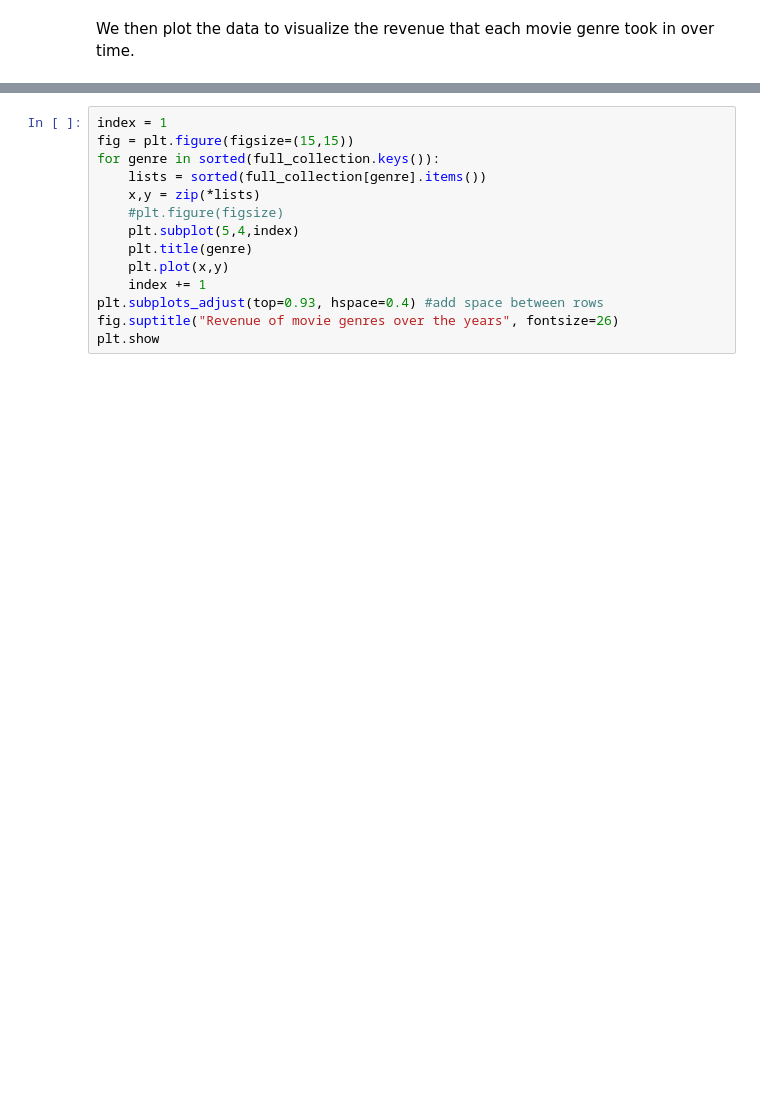
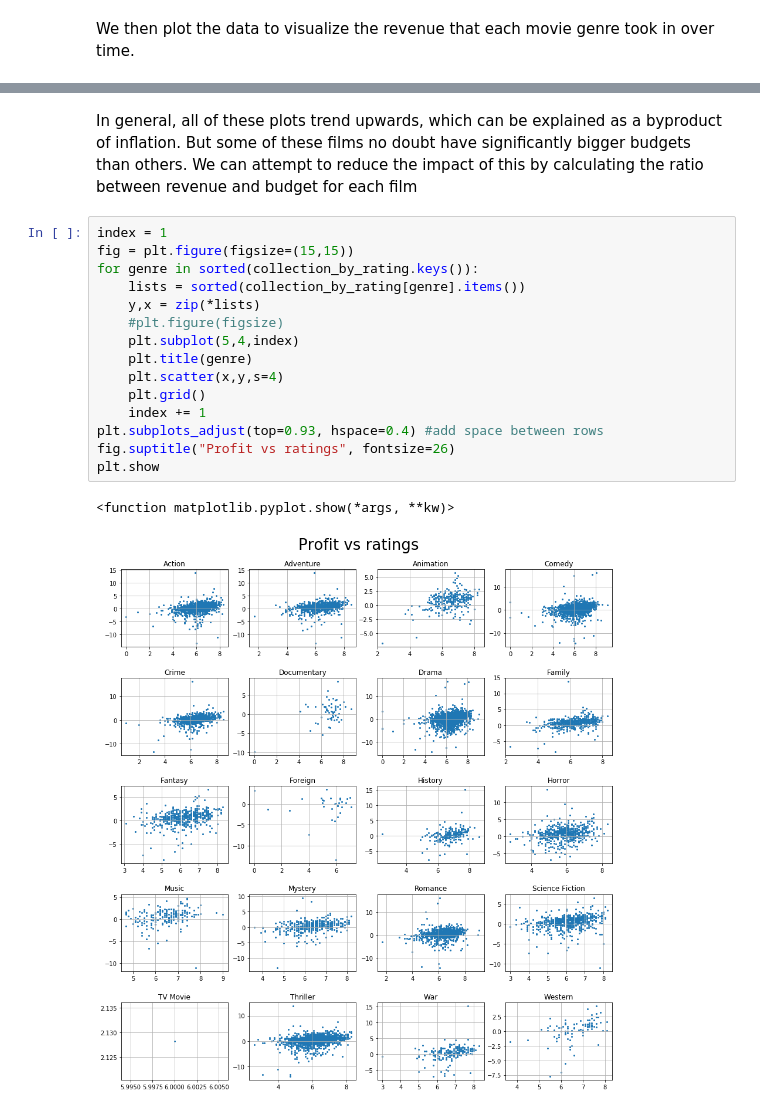
Before and after one commit to bbrisket/movie_data, a Jupyter notebook: movie_revenue_data.ipynb, the cells around one changed output, grey strips where cells are left out. Drawn from its saved outputs; the diff is of its cells as text; blank space fills up the shorter version.

```diff
--- a/movie_revenue_data.ipynb
+++ b/movie_revenue_data.ipynb
@@ -69,14 +84,20 @@ plt.show
+# %% [markdown]
+In general, all of these plots trend upwards, which can be explained as a byproduct of inflation. But some of these films no doubt have significantly bigger budgets than others. We can attempt to reduce the impact of this by calculating the ratio between revenue and budget for each film
 # %%
 index = 1
 fig = plt.figure(figsize=(15,15))
-for genre in sorted(full_collection.keys()):
-    lists = sorted(full_collection[genre].items())
-    x,y = zip(*lists)
+for genre in sorted(collection_by_rating.keys()):
+    lists = sorted(collection_by_rating[genre].items())
+    y,x = zip(*lists)
     #plt.figure(figsize)
     plt.subplot(5,4,index)
     plt.title(genre)
-    plt.plot(x,y)
+    plt.scatter(x,y,s=4)
+    plt.grid()
     index += 1
 plt.subplots_adjust(top=0.93, hspace=0.4) #add space between rows
-fig.suptitle("Revenue of movie genres over the years", fontsize=26)
+fig.suptitle("Profit vs ratings", fontsize=26)
 plt.show
+# %% [output]
+<function matplotlib.pyplot.show(*args, **kw)>
+[figure, added]
```
Also changed, not shown: parts of 8 cells of this notebook.
